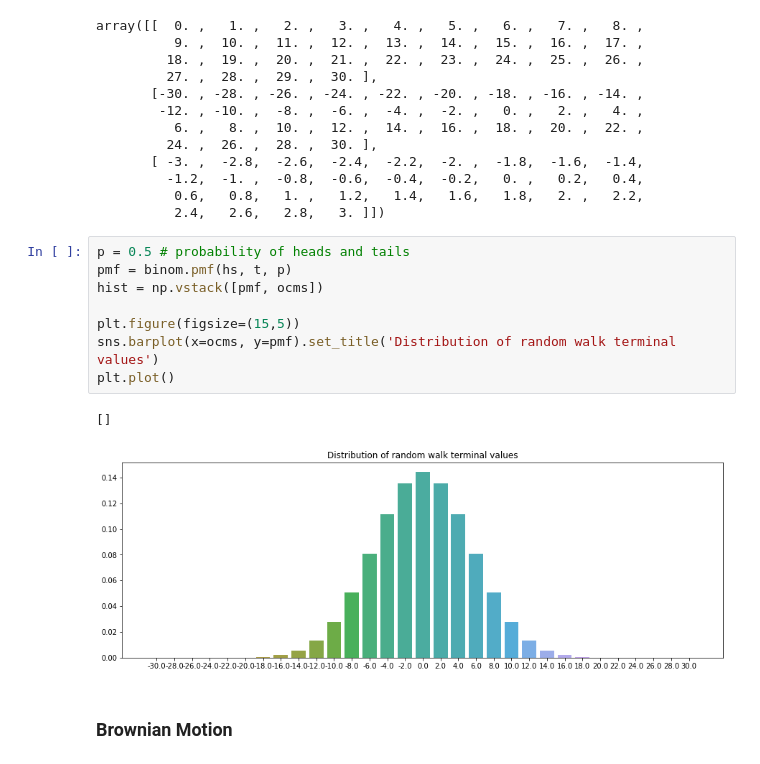
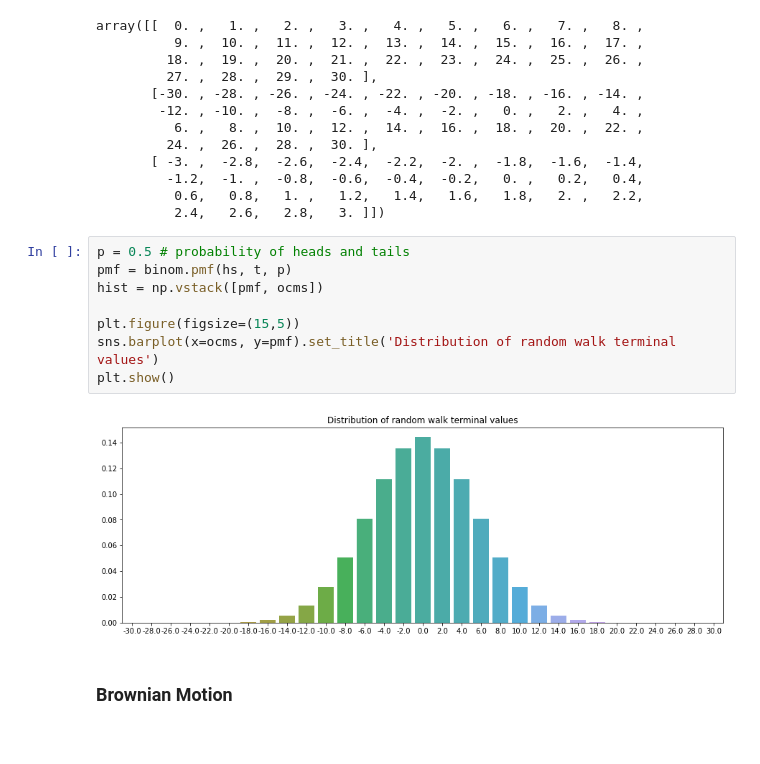
Before and after one commit to edoberton/project_dump, a Jupyter notebook: BrownianMotion/Brownian Motion.ipynb, the cells around one changed output. Cells and saved outputs as stored; diff of their text form.

```diff
--- a/BrownianMotion/Brownian Motion.ipynb
+++ b/BrownianMotion/Brownian Motion.ipynb
@@ -119,14 +120,13 @@ array([[  0. ,   1. ,   2. ,   3. ,   4. ,   5. ,   6. ,   7. ,   8. ,
 # %%
 p = 0.5 # probability of heads and tails
 pmf = binom.pmf(hs, t, p)
 hist = np.vstack([pmf, ocms])
 
 plt.figure(figsize=(15,5))
 sns.barplot(x=ocms, y=pmf).set_title('Distribution of random walk terminal values')
-plt.plot()
+plt.show()
 # %% [output]
-[]
-[figure, old version]
+[figure, new version]
 # %% [markdown]
 ### Brownian Motion
 # %% [markdown]
```
Also changed, not shown: parts of 9 cells of this notebook, 3 other files.
